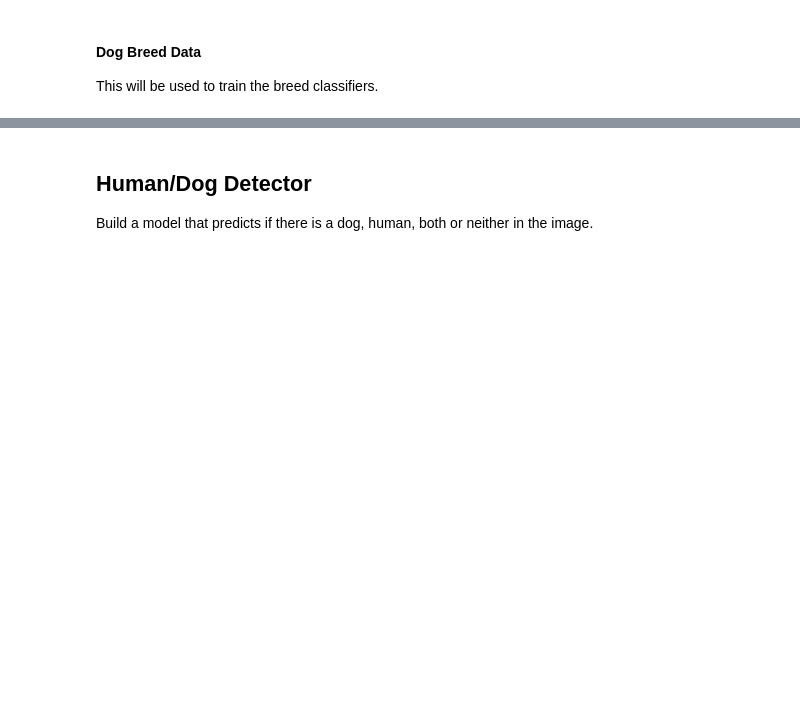
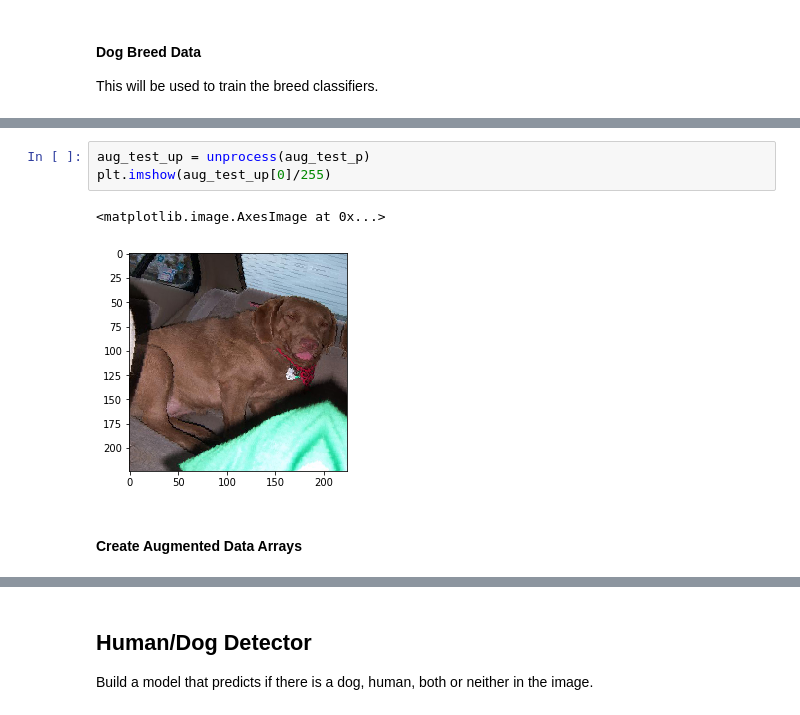
Before and after one commit to cidelab/dog-breed-classifier, a Jupyter notebook: dog_project_workbook.ipynb, the cells around one changed output, grey strips where cells are left out. Saved outputs shown, nothing was run; the diff lists cells and outputs as text; blank space fills up the shorter version.

```diff
--- a/dog_project_workbook.ipynb
+++ b/dog_project_workbook.ipynb
@@ -154,0 +289,8 @@ One set for the Dog/Human data and one set for the Dog Breed data.
+# %%
+aug_test_up = unprocess(aug_test_p)
+plt.imshow(aug_test_up[0]/255)
+# %% [output]
+<matplotlib.image.AxesImage at 0x...>
+[figure, added]
+# %% [markdown]
+#### Create Augmented Data Arrays
```
Also changed, not shown: parts of 36 cells of this notebook.
